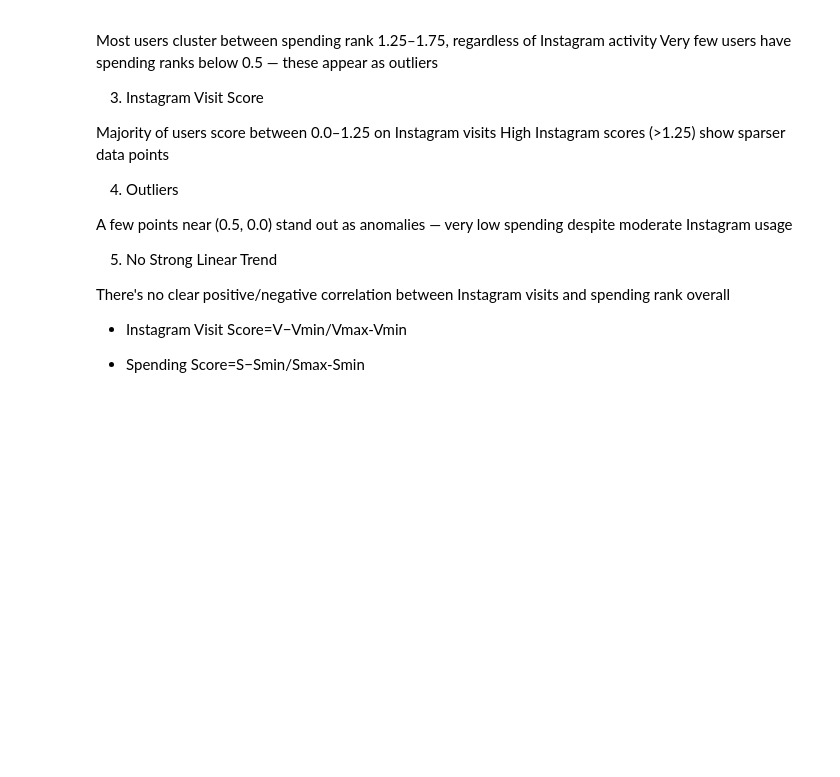
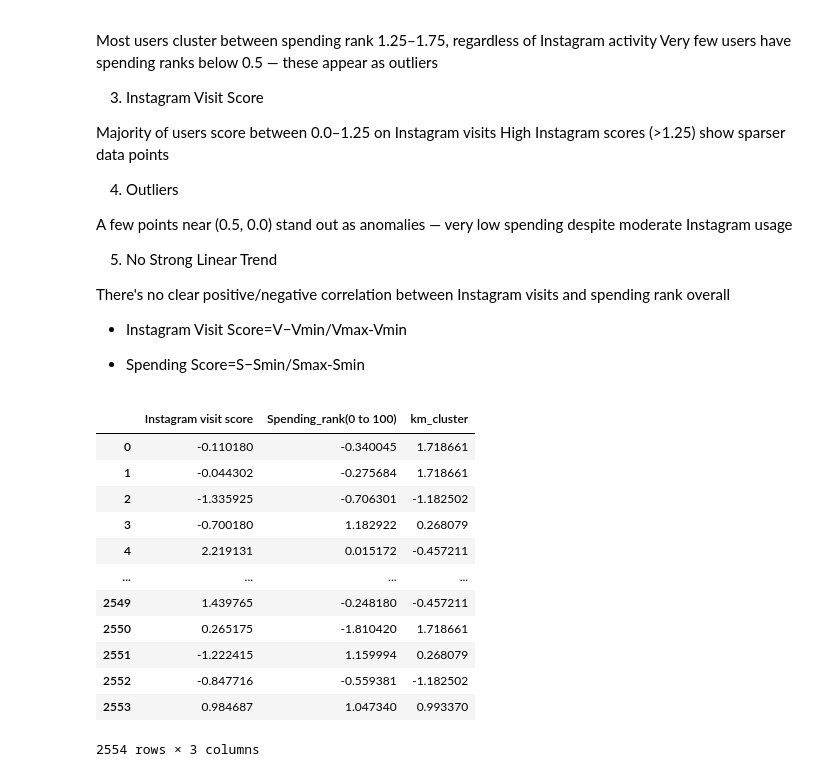
Before and after one commit to vishnubyneni/MLA0202-MACHINE-LEARNING, a Jupyter notebook: k_Means_Clustering.ipynb, the cells around one changed output. Cells and saved outputs as stored; diff of their text form; code cells hidden in the pictures; blank space fills up the shorter version.

```diff
--- a/k_Means_Clustering.ipynb
+++ b/k_Means_Clustering.ipynb
@@ -327,0 +328,20 @@ There's no clear positive/negative correlation between Instagram visits and spen
+# %%
+from sklearn.preprocessing import StandardScaler
+sc=StandardScaler()
+x_scaled=sc.fit_transform(x)
+x_scaled=pd.DataFrame(x_scaled,columns=df.columns)
+x_scaled
+# %% [output]
+|  | Instagram visit score | Spending_rank(0 to 100) | km_cluster |
+| 0 | -0.110180 | -0.340045 | 1.718661 |
+| 1 | -0.044302 | -0.275684 | 1.718661 |
+| 2 | -1.335925 | -0.706301 | -1.182502 |
+| 3 | -0.700180 | 1.182922 | 0.268079 |
+| 4 | 2.219131 | 0.015172 | -0.457211 |
+| ... | ... | ... | ... |
+| 2549 | 1.439765 | -0.248180 | -0.457211 |
+| 2550 | 0.265175 | -1.810420 | 1.718661 |
+| 2551 | -1.222415 | 1.159994 | 0.268079 |
+| 2552 | -0.847716 | -0.559381 | -1.182502 |
+| 2553 | 0.984687 | 1.047340 | 0.993370 |
+2554 rows × 3 columns
```
Also changed, not shown: parts of 2 cells of this notebook.
